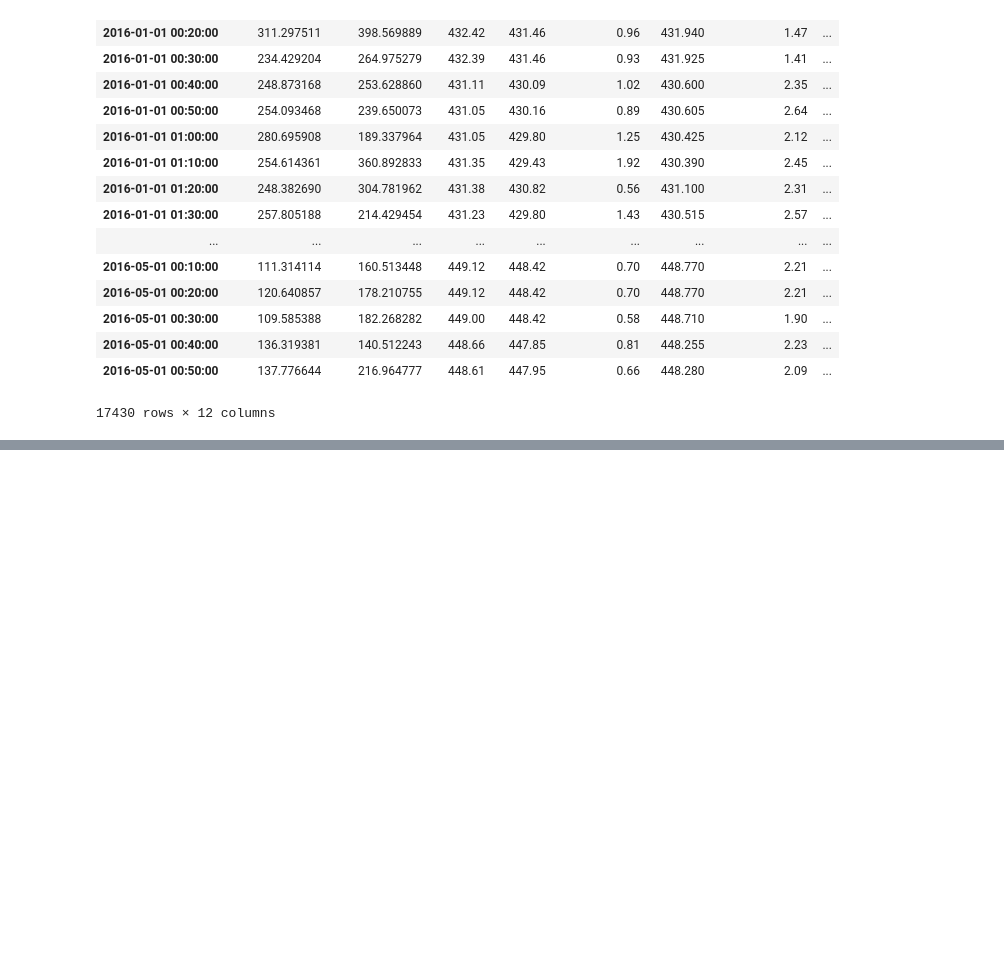
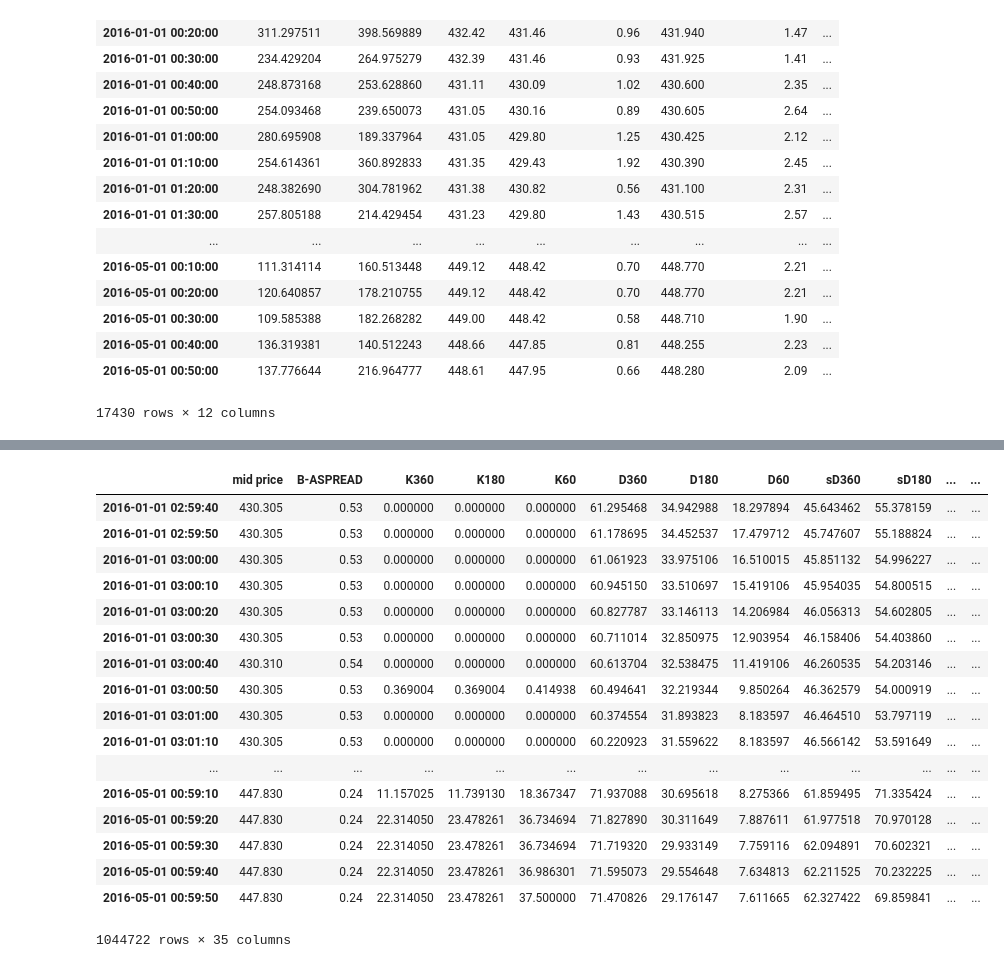
Before and after one commit to Lucsanszky/btc-price-prediction, a Jupyter notebook: data-collection/feature-engineering.ipynb, the cells around one changed output, grey strips where cells are left out. Cells and saved outputs as stored; diff of their text form; code cells hidden in the pictures; blank space fills up the shorter version.

```diff
--- a/data-collection/feature-engineering.ipynb
+++ b/data-collection/feature-engineering.ipynb
@@ -382,3 +380,39 @@ lob_techind30.to_csv(path_or_buf='../btc-data/BTC_LOB_techind_30s.csv')
 lob_techind60.to_csv(path_or_buf='../btc-data/BTC_LOB_techind_60s.csv')
 lob_techind300.to_csv(path_or_buf='../btc-data/BTC_LOB_techind_300s.csv')
 lob_techind600.to_csv(path_or_buf='../btc-data/BTC_LOB_techind_600s.csv')
+# %%
+path = '../btc-data/BTC_LOB_techind_10s.csv'
+data10s = pd.read_csv(path, index_col = 0, parse_dates = True)
+
+path = '../btc-data/BTC_LOB_techind_30s.csv'
+data30s = pd.read_csv(path, index_col = 0, parse_dates = True)
+
+path = '../btc-data/BTC_LOB_techind_60s.csv'
+data1m = pd.read_csv(path, index_col = 0, parse_dates = True)
+
+path = '../btc-data/BTC_LOB_techind_300s.csv'
+data5m = pd.read_csv(path, index_col = 0, parse_dates = True)
+
+path = '../btc-data/BTC_LOB_techind_600s.csv'
+data10m = pd.read_csv(path, index_col = 0, parse_dates = True)
+# %%
+data10s
+# %% [output]
+|  | mid price | B-ASPREAD | K360 | K180 | K60 | D360 | D180 | D60 | sD360 | sD180 | ... | ... |
+| 2016-01-01 02:59:40 | 430.305 | 0.53 | 0.000000 | 0.000000 | 0.000000 | 61.295468 | 34.942988 | 18.297894 | 45.643462 | 55.378159 | ... | ... |
+| 2016-01-01 02:59:50 | 430.305 | 0.53 | 0.000000 | 0.000000 | 0.000000 | 61.178695 | 34.452537 | 17.479712 | 45.747607 | 55.188824 | ... | ... |
+| 2016-01-01 03:00:00 | 430.305 | 0.53 | 0.000000 | 0.000000 | 0.000000 | 61.061923 | 33.975106 | 16.510015 | 45.851132 | 54.996227 | ... | ... |
+| 2016-01-01 03:00:10 | 430.305 | 0.53 | 0.000000 | 0.000000 | 0.000000 | 60.945150 | 33.510697 | 15.419106 | 45.954035 | 54.800515 | ... | ... |
+| 2016-01-01 03:00:20 | 430.305 | 0.53 | 0.000000 | 0.000000 | 0.000000 | 60.827787 | 33.146113 | 14.206984 | 46.056313 | 54.602805 | ... | ... |
+| 2016-01-01 03:00:30 | 430.305 | 0.53 | 0.000000 | 0.000000 | 0.000000 | 60.711014 | 32.850975 | 12.903954 | 46.158406 | 54.403860 | ... | ... |
+| 2016-01-01 03:00:40 | 430.310 | 0.54 | 0.000000 | 0.000000 | 0.000000 | 60.613704 | 32.538475 | 11.419106 | 46.260535 | 54.203146 | ... | ... |
+| 2016-01-01 03:00:50 | 430.305 | 0.53 | 0.369004 | 0.369004 | 0.414938 | 60.494641 | 32.219344 | 9.850264 | 46.362579 | 54.000919 | ... | ... |
+| 2016-01-01 03:01:00 | 430.305 | 0.53 | 0.000000 | 0.000000 | 0.000000 | 60.374554 | 31.893823 | 8.183597 | 46.464510 | 53.797119 | ... | ... |
+| 2016-01-01 03:01:10 | 430.305 | 0.53 | 0.000000 | 0.000000 | 0.000000 | 60.220923 | 31.559622 | 8.183597 | 46.566142 | 53.591649 | ... | ... |
+| ... | ... | ... | ... | ... | ... | ... | ... | ... | ... | ... | ... | ... |
+| 2016-05-01 00:59:10 | 447.830 | 0.24 | 11.157025 | 11.739130 | 18.367347 | 71.937088 | 30.695618 | 8.275366 | 61.859495 | 71.335424 | ... | ... |
+| 2016-05-01 00:59:20 | 447.830 | 0.24 | 22.314050 | 23.478261 | 36.734694 | 71.827890 | 30.311649 | 7.887611 | 61.977518 | 70.970128 | ... | ... |
+| 2016-05-01 00:59:30 | 447.830 | 0.24 | 22.314050 | 23.478261 | 36.734694 | 71.719320 | 29.933149 | 7.759116 | 62.094891 | 70.602321 | ... | ... |
+| 2016-05-01 00:59:40 | 447.830 | 0.24 | 22.314050 | 23.478261 | 36.986301 | 71.595073 | 29.554648 | 7.634813 | 62.211525 | 70.232225 | ... | ... |
+| 2016-05-01 00:59:50 | 447.830 | 0.24 | 22.314050 | 23.478261 | 37.500000 | 71.470826 | 29.176147 | 7.611665 | 62.327422 | 69.859841 | ... | ... |
+1044722 rows × 35 columns
```
Also changed, not shown: parts of 21 cells of this notebook, 14 other files.
